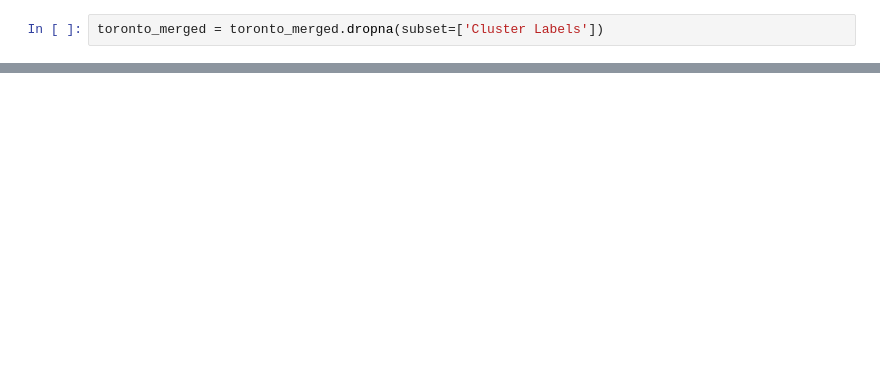
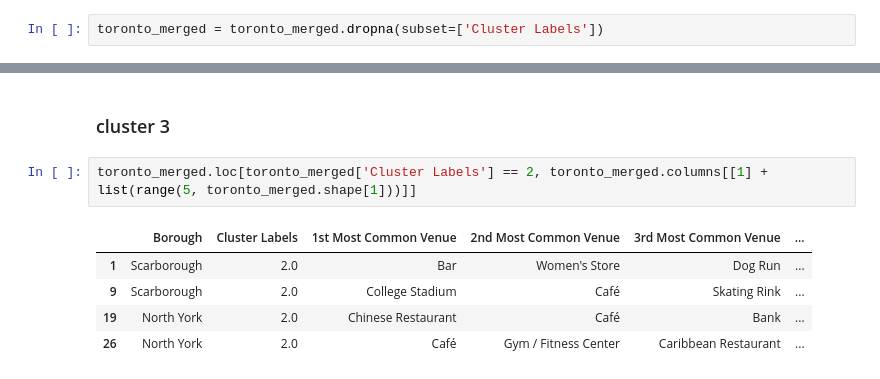
Before and after one commit to nymeowmeow/Coursera_Capstone, a Jupyter notebook: clustering.ipynb, the cells around one changed output, grey strips where cells are left out. Saved outputs shown, nothing was run; the diff lists cells and outputs as text; blank space fills up the shorter version.

```diff
--- a/clustering.ipynb
+++ b/clustering.ipynb
@@ -610,0 +648,10 @@ map_clusters
+# %% [markdown]
+### cluster 3
+# %%
+toronto_merged.loc[toronto_merged['Cluster Labels'] == 2, toronto_merged.columns[[1] + list(range(5, toronto_merged.shape[1]))]]
+# %% [output]
+|  | Borough | Cluster Labels | 1st Most Common Venue | 2nd Most Common Venue | 3rd Most Common Venue | ... |
+| 1 | Scarborough | 2.0 | Bar | Women's Store | Dog Run | ... |
+| 9 | Scarborough | 2.0 | College Stadium | Café | Skating Rink | ... |
+| 19 | North York | 2.0 | Chinese Restaurant | Café | Bank | ... |
+| 26 | North York | 2.0 | Café | Gym / Fitness Center | Caribbean Restaurant | ... |
```
Also changed, not shown: parts of 12 cells of this notebook.
